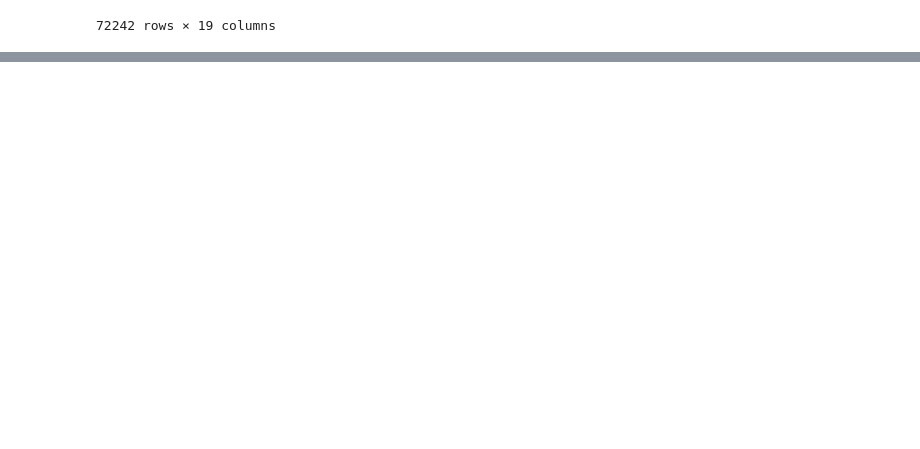
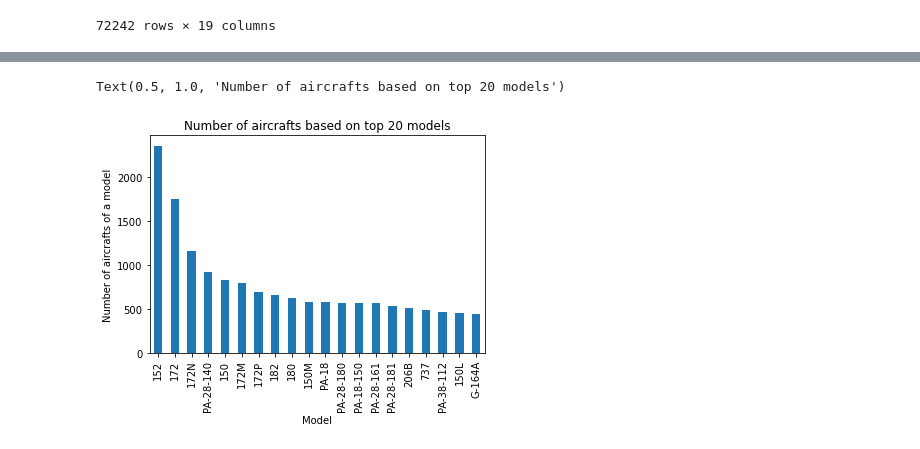
Before and after one commit to m-romanski/Determining-Safest-Aircraft, a Jupyter notebook: ramsi.ipynb, the cells around one changed output, grey strips where cells are left out. Cells and saved outputs as stored; diff of their text form; code cells hidden in the pictures; blank space fills up the shorter version.

```diff
--- a/ramsi.ipynb
+++ b/ramsi.ipynb
@@ -340,0 +354,8 @@ df.describe()
+# %%
+ax = df['Model'].value_counts().head(20).plot(kind='bar')
+ax.set_xlabel('Model')
+ax.set_ylabel('Number of aircrafts of a model')
+ax.set_title('Number of aircrafts based on top 20 models')
+# %% [output]
+Text(0.5, 1.0, 'Number of aircrafts based on top 20 models')
+[figure, added]
```
Also changed, not shown: parts of 24 cells of this notebook.
